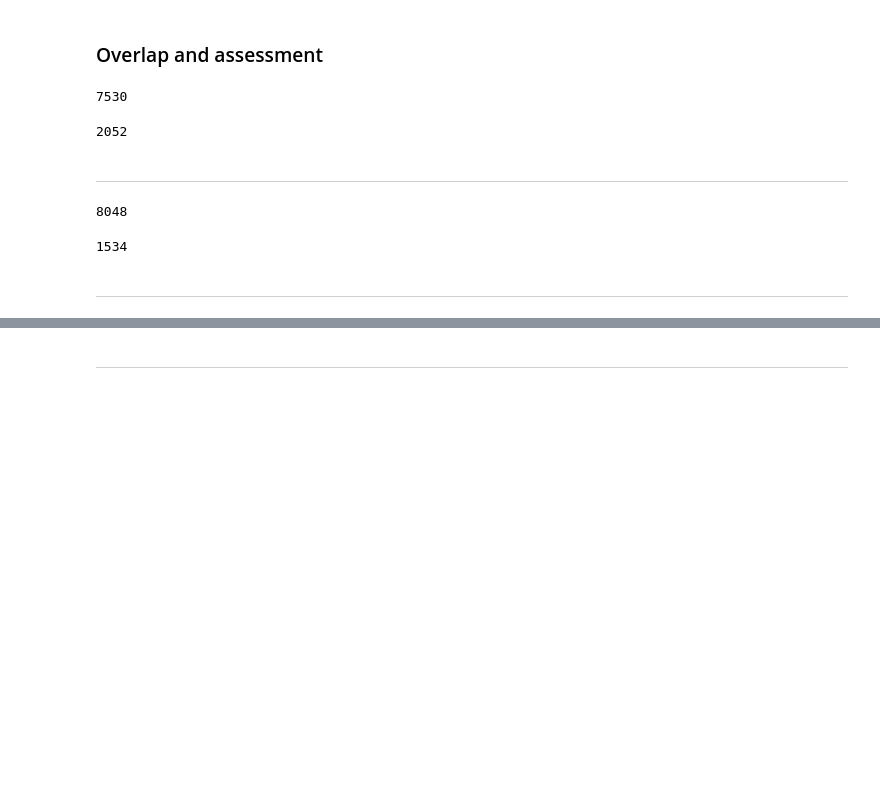
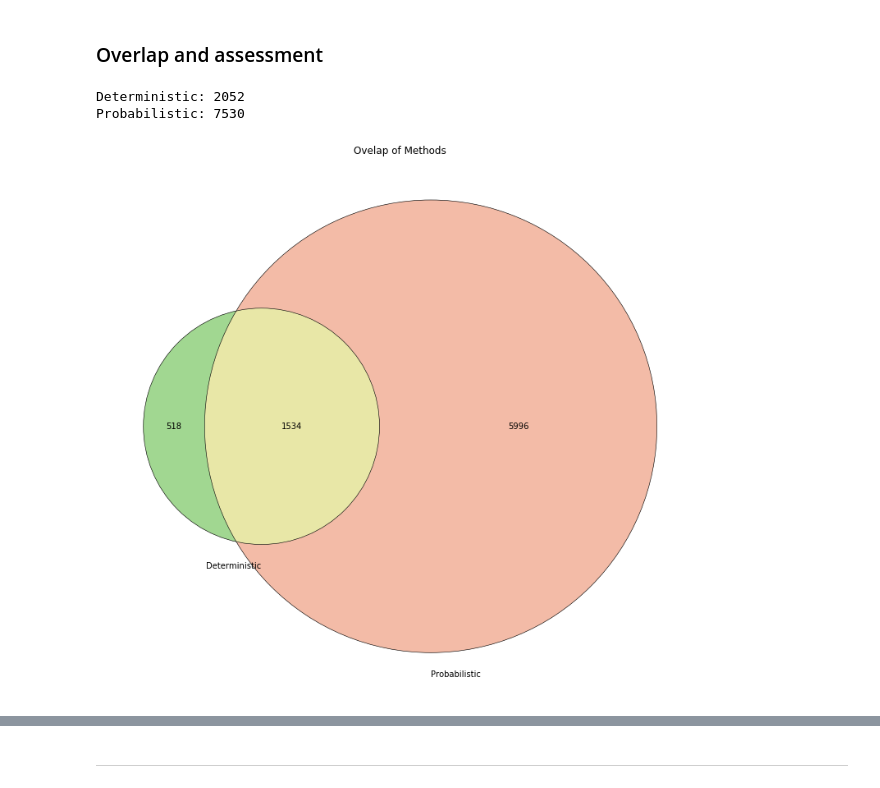
Before and after one commit to MaastrichtU-IDS/clean-technologies-nlp, a Jupyter notebook: notebooks/Assessment.ipynb, the cells around one changed output, grey strips where cells are left out. Drawn from its saved outputs; the diff is of its cells as text; code cells hidden in the pictures; blank space fills up the shorter version.

```diff
--- a/notebooks/Assessment.ipynb
+++ b/notebooks/Assessment.ipynb
@@ -6,14 +8,26 @@ import numpy as np
 # %%
 data_d = pd.read_csv('../data/tech.csv')
 data_p = pd.read_csv('../data/tech2.csv')
+print('Deterministic: {}\nProbabilistic: {}'.format(len(data_d), len(data_p)))
+# %% [output]
+Deterministic: 2052
+Probabilistic: 7530
-# %%
-len(data_p)
-# %% [output]
-7530
-# %%
-len(data_d)
-# %% [output]
-2052
-# %% [markdown]
----
+# %%
+#print(len(table['link'].unique())) #all the unique links found in all the methods
+plt.figure(figsize=(16, 12))
+v = venn2([set(data_d.id),
+       set(data_p.id)],
+      set_labels = ("Deterministic", 'Probabilistic'),
+      set_colors=('#44b023', '#e8784f'), alpha=0.5)#
+for text in v.set_labels:
+    text.set_fontsize(10)
+for text in v.subset_labels:
+    text.set_fontsize(10)
+c = venn2_circles([set(data_d.id),
+       set(data_p.id)], linestyle='solid', linewidth=0.6)
+plt.title("Ovelap of Methods")
+#plt.savefig('../plots/venn-methods.png')
+plt.show()
+# %% [output]
+[figure, added]
 # %%
@@ -27,4 +35,0 @@ data_outer = pd.merge(
-# %%
-len(data_outer)
-# %% [output]
-8048
@@ -39,7 +36 @@ data_inner = pd.merge(
-# %%
-len(data_inner)
-# %% [output]
-1534
-# %% [markdown]
----
 # %%
```
Also changed, not shown: parts of 10 cells of this notebook, 2 other files.
